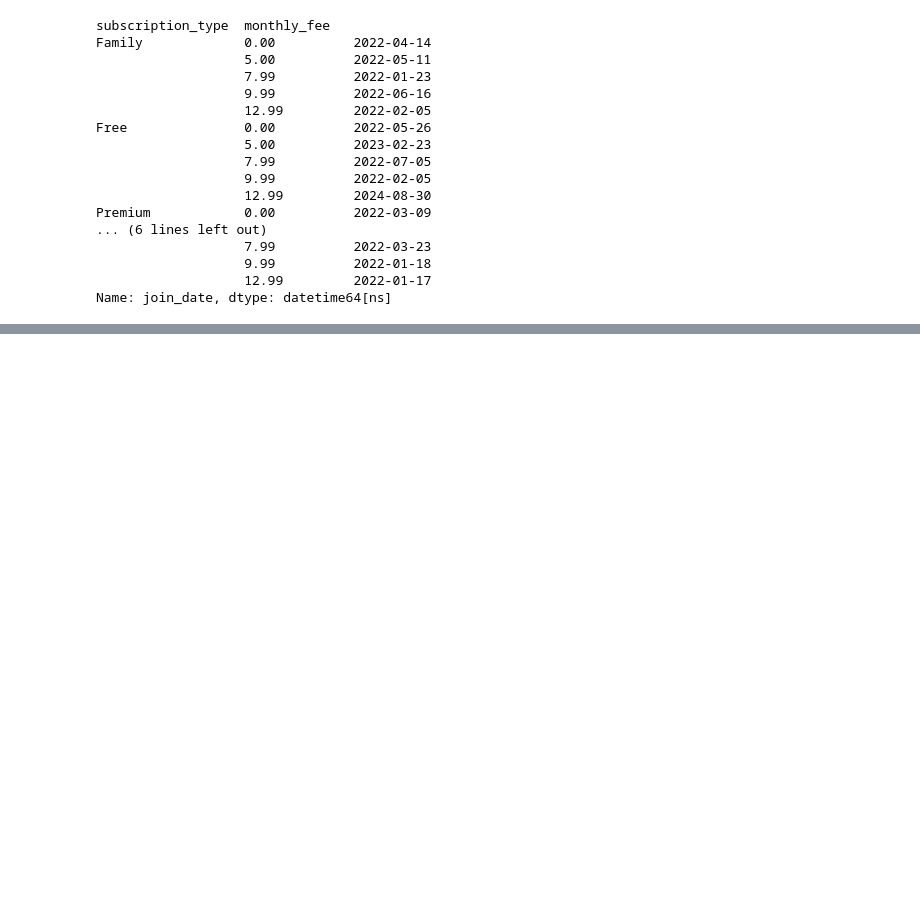
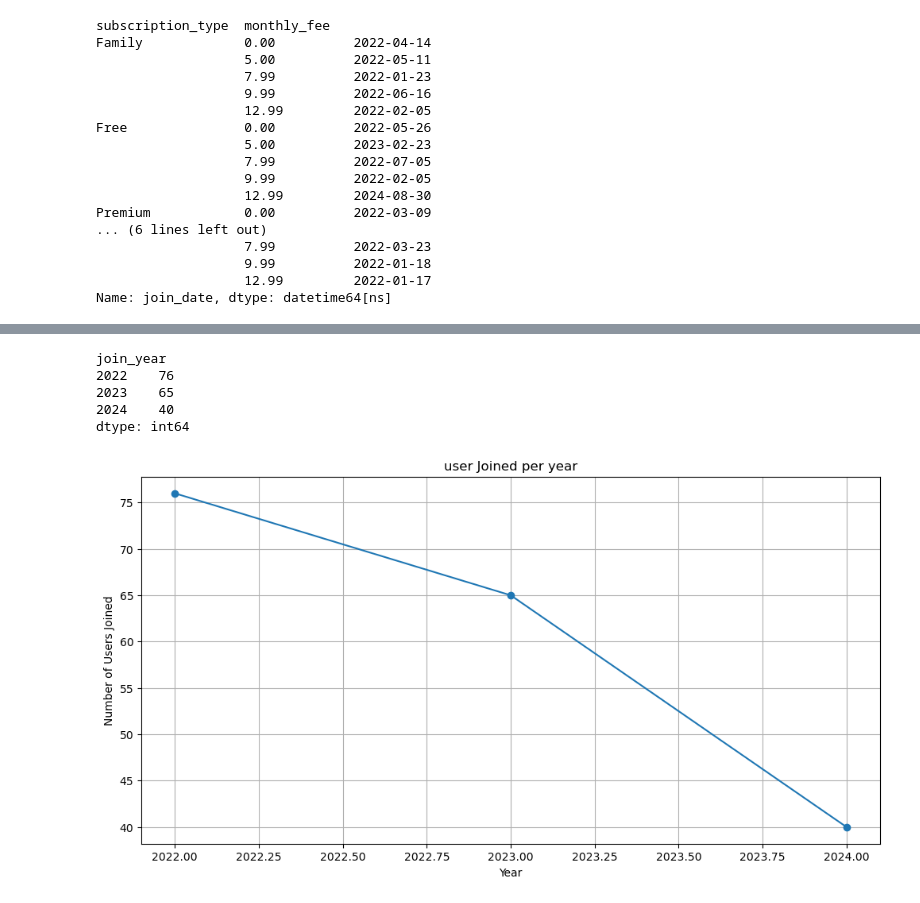
Before and after one commit to mirajgansi/IoA_Autum_sprint, a Jupyter notebook: notebook/analysis.ipynb, the cells around one changed output, grey strips where cells are left out. Drawn from its saved outputs; the diff is of its cells as text; code cells hidden in the pictures; blank space fills up the shorter version.

```diff
--- a/notebook/analysis.ipynb
+++ b/notebook/analysis.ipynb
@@ -378,0 +391,20 @@ Name: join_date, dtype: datetime64[ns]
+# %%
+most_joined = uk_data.groupby(['join_year']).size()
+most_joined
+# %% [output]
+join_year
+2022    76
+2023    65
+2024    40
+dtype: int64
+# %%
+
+plt.figure(figsize=(12,6))
+plt.plot(most_joined.index, most_joined.values, marker='o')
+plt.xlabel('Year')
+plt.ylabel('Number of Users Joined')
+plt.title("user Joined per year")
+plt.grid(True)
+plt.show()
+# %% [output]
+[figure, added]
```
Also changed, not shown: parts of 16 cells of this notebook, 1 other file.
